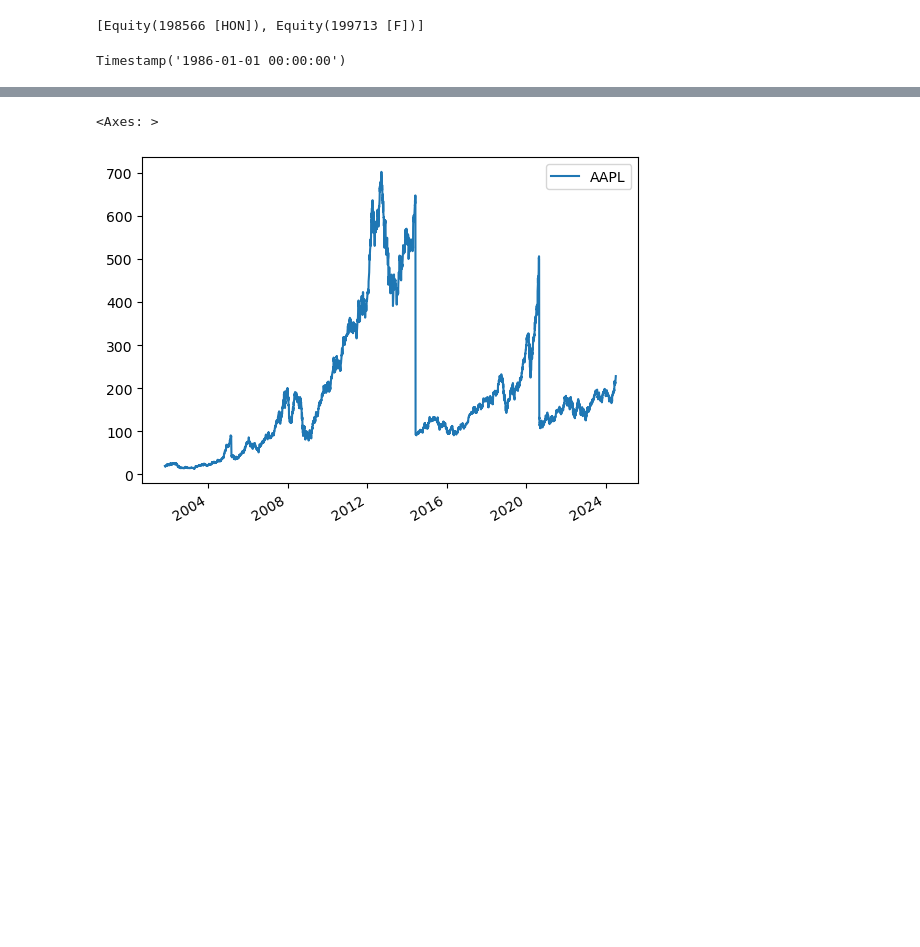
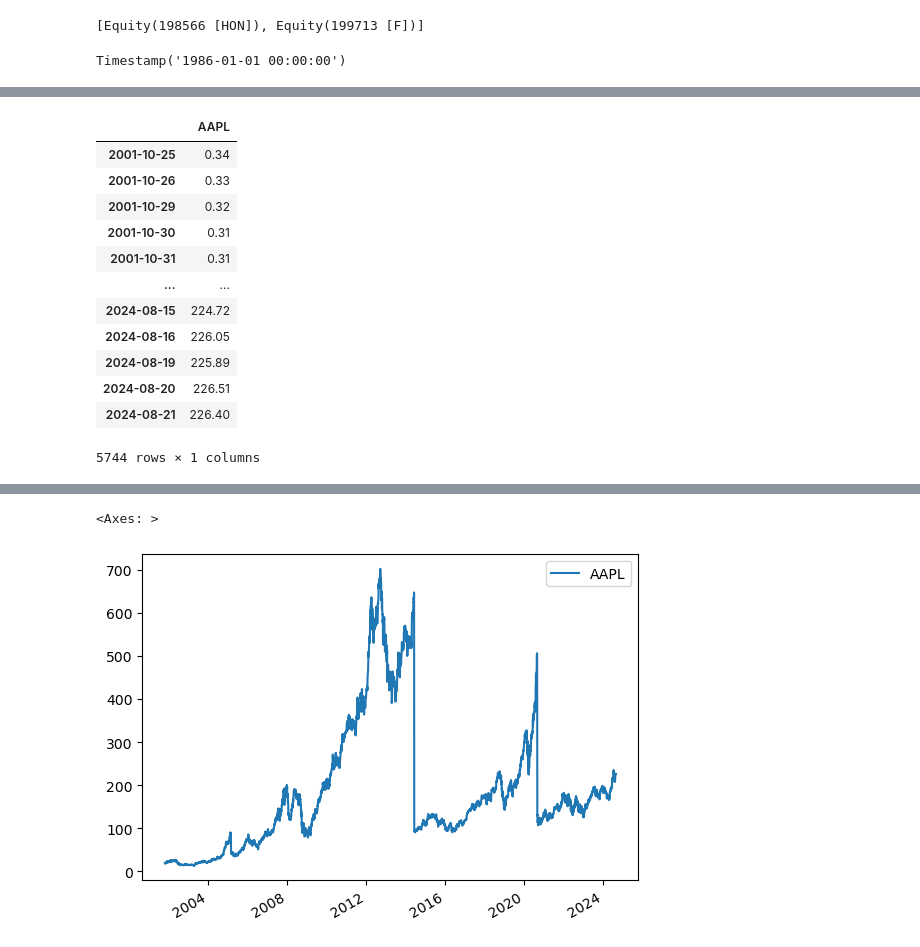
Before and after one commit to Moccazio/sharadar_db_bundle, a Jupyter notebook: notebook/03_loading_pricing_data.ipynb, the cells around one changed output, grey strips where cells are left out. Saved outputs shown, nothing was run; the diff lists cells and outputs as text; code cells hidden in the pictures; blank space fills up the shorter version.

```diff
--- a/notebook/03_loading_pricing_data.ipynb
+++ b/notebook/03_loading_pricing_data.ipynb
@@ -185,3 +188,19 @@ array([[  0.343],
+# %%
+close_adj_df
+# %% [output]
+|  | AAPL |
+| 2001-10-25 | 0.34 |
+| 2001-10-26 | 0.33 |
+| 2001-10-29 | 0.32 |
+| 2001-10-30 | 0.31 |
+| 2001-10-31 | 0.31 |
+| ... | ... |
+| 2024-08-15 | 224.72 |
+| 2024-08-16 | 226.05 |
+| 2024-08-19 | 225.89 |
+| 2024-08-20 | 226.51 |
+| 2024-08-21 | 226.40 |
+5744 rows × 1 columns
 # %%
 pricing_reader=bundle.equity_daily_bar_reader
 close, = pricing_reader.load_raw_arrays(['close'], start, end, sids,)
```
Also changed, not shown: parts of 15 cells of this notebook.
